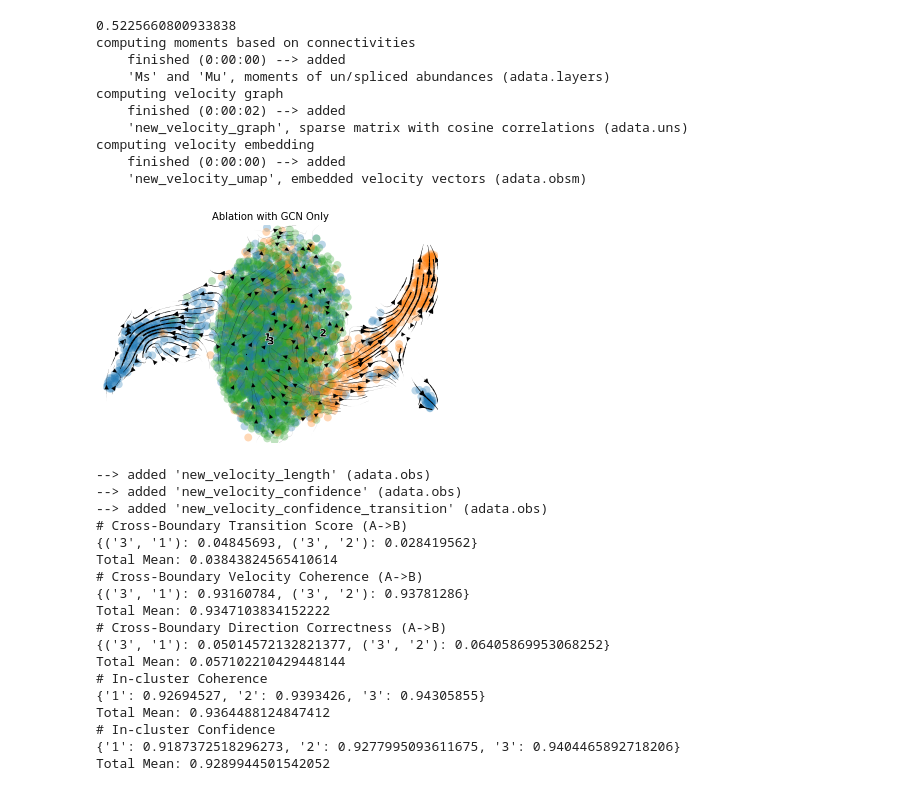
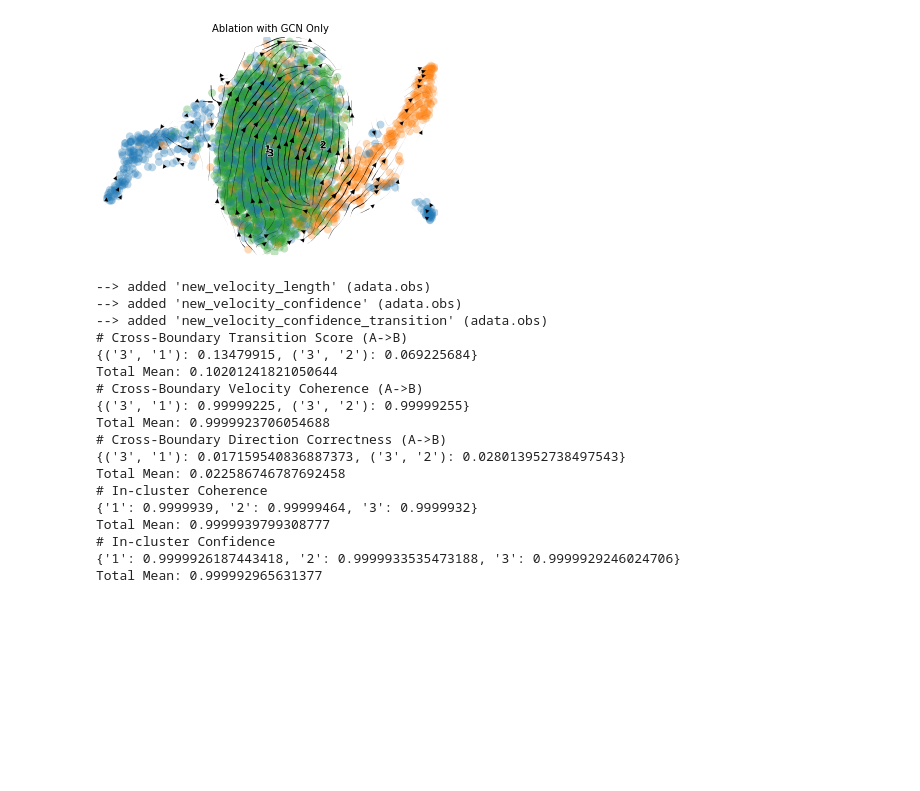
Before and after one commit to qiaochen/VeloAE, a Jupyter notebook: notebooks/scEUseq/model-scEU-baseline.ipynb, the cells around one changed output. Saved outputs shown, nothing was run; the diff lists cells and outputs as text; code cells hidden in the pictures; blank space fills up the shorter version.

```diff
--- a/notebooks/scEUseq/model-scEU-baseline.ipynb
+++ b/notebooks/scEUseq/model-scEU-baseline.ipynb
@@ -18,9 +19,13 @@ from matplotlib import pyplot as plt
 # %%
 parser = get_parser()
-args = parser.parse_args(args=['--lr', '1e-5',
+args = parser.parse_args(args=['--lr', '1e-6',
                                '--n-epochs', '20000',
-                               '--data-dir', '/data/users/cqiao/notebooks/data/organoids.hdf5',
+                               '--g-rep-dim', '100',
+                               '--k-dim', '100',
+                               '--data-dir', '/data/users/cqiao/notebooks/data/organoids.h5ad',
+                               '--model-name', 'baseline_tmp.cpt',
                                '--exp-name', 'baseline_scEU',
+                               '--nb_g_src', "SU",
                                '--device', 'cuda:3'
                               ])
 # %%
@@ -192,31 +220,34 @@ def expAblationCohAgg(adata, exp_metrics):
     in_dim = n_genes
     z_dim = args.z_dim
     h_dim = args.h_dim
-    conn = adata.obsp['connectivities']
-    nb_indices = adata.uns['neighbors']['indices']
-    xs, ys = np.repeat(range(n_cells), nb_indices.shape[1]-1), nb_indices[:, 1:].flatten()
-    edge_weight = torch.FloatTensor(conn[xs,ys]).view(-1).to(device)
-    edge_index = torch.LongTensor(np.vstack([xs.reshape(1,-1), xs.reshape(1, -1)])).to(device)
-
-    model = get_ablation_CohAgg(edge_index,
-                                edge_weight,
+    g_basis = args.nb_g_src
+    model = get_ablation_CohAgg(
+                                adata,
                                 in_dim,
                                 z_dim,
                                 h_dim,
+                                g_basis,
                                 device)
-    model = main_AE(args, model)
+    model = main_AE(args, model, save_name=f"CohAgg_{args.model_name}")
+    model.eval()
+    with torch.no_grad():
+        x = model.encoder(tensor_x)
+        s = model.encoder(tensor_s)
+        u = model.encoder(tensor_u)
 
-    x = model.encoder(tensor_x).detach().cpu().numpy()
-    s = model.encoder(tensor_s).detach().cpu().numpy()
-    u = model.encoder(tensor_u).detach().cpu().numpy()
-    v = model.encoder(tensor_s + tensor_v).detach().cpu().numpy() - s
+        _, gamma, _ = leastsq_pt(s, u,
+                                    device=device,
+                                    fit_offset=True,
+                                    perc=[5, 95]
+                                    )
+        v = (u - gamma * s).cpu().numpy()
+        x = x.cpu().numpy()
+        s = s.cpu().numpy()
+        u = u.cpu().numpy()
 
-    adata = new_adata(adata, x, s, u, v, False)
-
-    scv.pp.moments(adata, n_pcs=30, n_neighbors=30)
-
+    adata = new_adata(adata, x, s, u, v, g_basis=args.nb_g_src)
     scv.tl.velocity_graph(adata, vkey='new_velocity')
-    scv.pl.velocity_embedding_stream(adata, vkey="new_velocity", basis='X_umap', color=['monocle_branch_id'],
+    scv.pl.velocity_embedding_stream(adata, vkey="new_velocity", basis='X_umap', color=k_cluster,
                                     title="Ablation with GCN Only",
                                     )
     scv.tl.velocity_confidence(adata, vkey='new_velocity')
@@ -228,32 +276,22 @@ expAblationCohAgg(adata, exp_metrics)
-0.5225660800933838
-computing moments based on connectivities
-    finished (0:00:00) --> added
-    'Ms' and 'Mu', moments of un/spliced abundances (adata.layers)
-computing velocity graph
-    finished (0:00:02) --> added
-    'new_velocity_graph', sparse matrix with cosine correlations (adata.uns)
-computing velocity embedding
-    finished (0:00:00) --> added
-    'new_velocity_umap', embedded velocity vectors (adata.obsm)
-[figure, old version]
+[figure, new version]
 --> added 'new_velocity_length' (adata.obs)
 --> added 'new_velocity_confidence' (adata.obs)
 --> added 'new_velocity_confidence_transition' (adata.obs)
 # Cross-Boundary Transition Score (A->B)
-{('3', '1'): 0.04845693, ('3', '2'): 0.028419562}
-Total Mean: 0.03843824565410614
+{('3', '1'): 0.13479915, ('3', '2'): 0.069225684}
+Total Mean: 0.10201241821050644
 # Cross-Boundary Velocity Coherence (A->B)
-{('3', '1'): 0.93160784, ('3', '2'): 0.93781286}
-Total Mean: 0.9347103834152222
+{('3', '1'): 0.99999225, ('3', '2'): 0.99999255}
+Total Mean: 0.9999923706054688
 # Cross-Boundary Direction Correctness (A->B)
-{('3', '1'): 0.05014572132821377, ('3', '2'): 0.06405869953068252}
-Total Mean: 0.057102210429448144
+{('3', '1'): 0.017159540836887373, ('3', '2'): 0.028013952738497543}
+Total Mean: 0.022586746787692458
 # In-cluster Coherence
-{'1': 0.92694527, '2': 0.9393426, '3': 0.94305855}
-Total Mean: 0.9364488124847412
+{'1': 0.9999939, '2': 0.99999464, '3': 0.9999932}
+Total Mean: 0.9999939799308777
 # In-cluster Confidence
-{'1': 0.9187372518296273, '2': 0.9277995093611675, '3': 0.9404465892718206}
-Total Mean: 0.9289944501542052
+{'1': 0.9999926187443418, '2': 0.9999933535473188, '3': 0.9999929246024706}
+Total Mean: 0.999992965631377
 # %%
 def expAblationAttComb(adata, exp_metrics):
     from sklearn.decomposition import PCA
```
Also changed, not shown: parts of 10 cells of this notebook, 20 other files.
